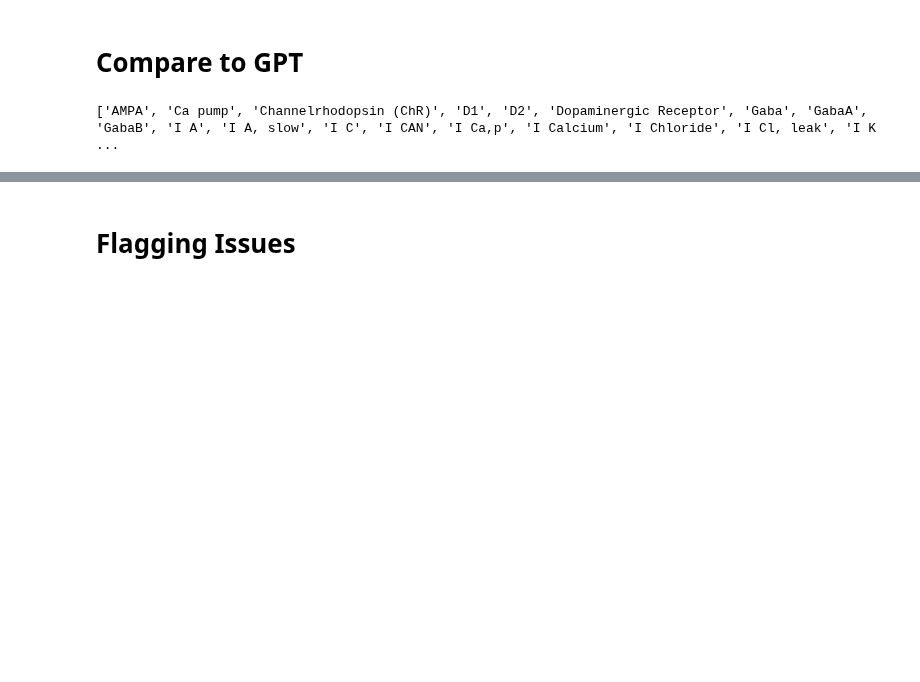
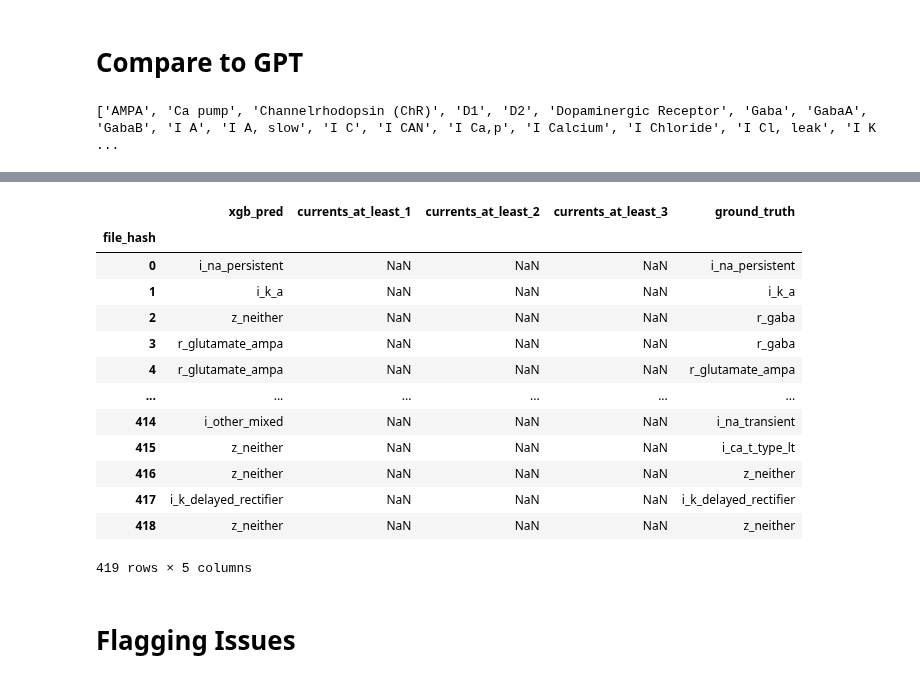
Before and after one commit to innacohen/mod-annotation, a Jupyter notebook: code/pipeline.ipynb, the cells around one changed output, grey strips where cells are left out. Drawn from its saved outputs; the diff is of its cells as text; code cells hidden in the pictures; blank space fills up the shorter version.

```diff
--- a/code/pipeline.ipynb
+++ b/code/pipeline.ipynb
@@ -1052,14 +1016,0 @@ df_gpt_subset
-# %%
-# Convert string representations of lists into actual Python lists
-for col in ["currents1", "currents2", "currents3"]:
-    df_gpt_subset[col] = df_gpt_subset[col].apply(lambda x: ast.literal_eval(x) if isinstance(x, str) else x)
-
-# Explode lists in all three columns, apply the function, and get unique values
-df_gpt_subset["mapped_currents"] = (
-    pd.concat([df_gpt_subset[col].explode() for col in ["currents1", "currents2", "currents3"]])
-    .dropna()
-    .apply(map_current)
-    .unique()
-)
-
-print(df_gpt_subset["mapped_currents"])
@@ -1067,0 +1017,2 @@ ValueError: Length of values (20) does not match length of index (407)
+# %%
+df_gpt_subset.reset_index(drop=True, inplace=True)
@@ -1067,0 +1070,21 @@ ValueError: Length of values (20) does not match length of index (407)
+# %%
+import pandas as pd
+import numpy as np
+from sklearn.metrics import classification_report, jaccard_score
+
+# Ensure dataset alignment
+df_gpt_predictions = df_gpt_subset.set_index("hash")  # GPT model predictions
+df_xgb_predictions = pd.DataFrame({"file_hash": X_train.index, "xgb_pred": y_train_pred}).set_index("file_hash")  # XGB predictions
+# %%
+import pandas as pd
+import numpy as np
+import ast  # Helps convert string representations of lists
+from sklearn.metrics import classification_report
+
+# Ensure dataset alignment
+df_gpt_predictions = df_gpt_subset.set_index("hash")  # GPT model predictions
+df_xgb_predictions = pd.DataFrame({"file_hash": X_train.index, "xgb_pred": y_train_pred}).set_index("file_hash")  # XGB predictions
+
+# Merge with GPT model predictions & ground truth labels
+df_merged = df_xgb_predictions.join(df_gpt_predictions[["currents_at_least_1", "currents_at_least_2", "currents_at_least_3"]])
+df_merged["ground_truth"] = y_train  # Manually curated labels
@@ -1068,3 +1125,20 @@ ValueError: Length of values (20) does not match length of index (407)
+# %%
+df_merged
+# %% [output]
+|  | xgb_pred | currents_at_least_1 | currents_at_least_2 | currents_at_least_3 | ground_truth |
+| file_hash |  |  |  |  |  |
+| 0 | i_na_persistent | NaN | NaN | NaN | i_na_persistent |
+| 1 | i_k_a | NaN | NaN | NaN | i_k_a |
+| 2 | z_neither | NaN | NaN | NaN | r_gaba |
+| 3 | r_glutamate_ampa | NaN | NaN | NaN | r_gaba |
+| 4 | r_glutamate_ampa | NaN | NaN | NaN | r_glutamate_ampa |
+| ... | ... | ... | ... | ... | ... |
+| 414 | i_other_mixed | NaN | NaN | NaN | i_na_transient |
+| 415 | z_neither | NaN | NaN | NaN | i_ca_t_type_lt |
+| 416 | z_neither | NaN | NaN | NaN | z_neither |
+| 417 | i_k_delayed_rectifier | NaN | NaN | NaN | i_k_delayed_rectifier |
+| 418 | z_neither | NaN | NaN | NaN | z_neither |
+419 rows × 5 columns
 # %%
 # Predict on test dataset
 y_test_pred_encoded = xgb_model.predict(X_test)
```
Also changed, not shown: parts of 11 cells of this notebook.
